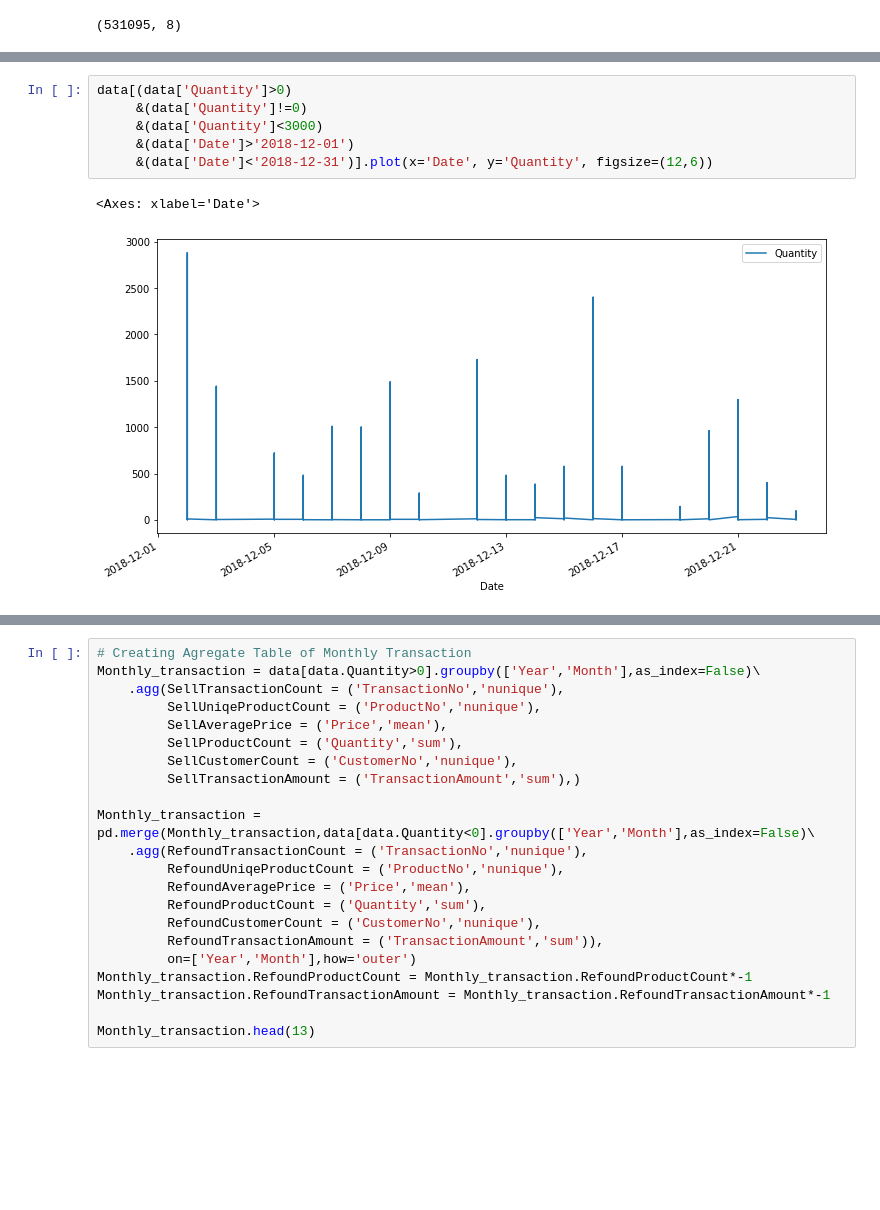
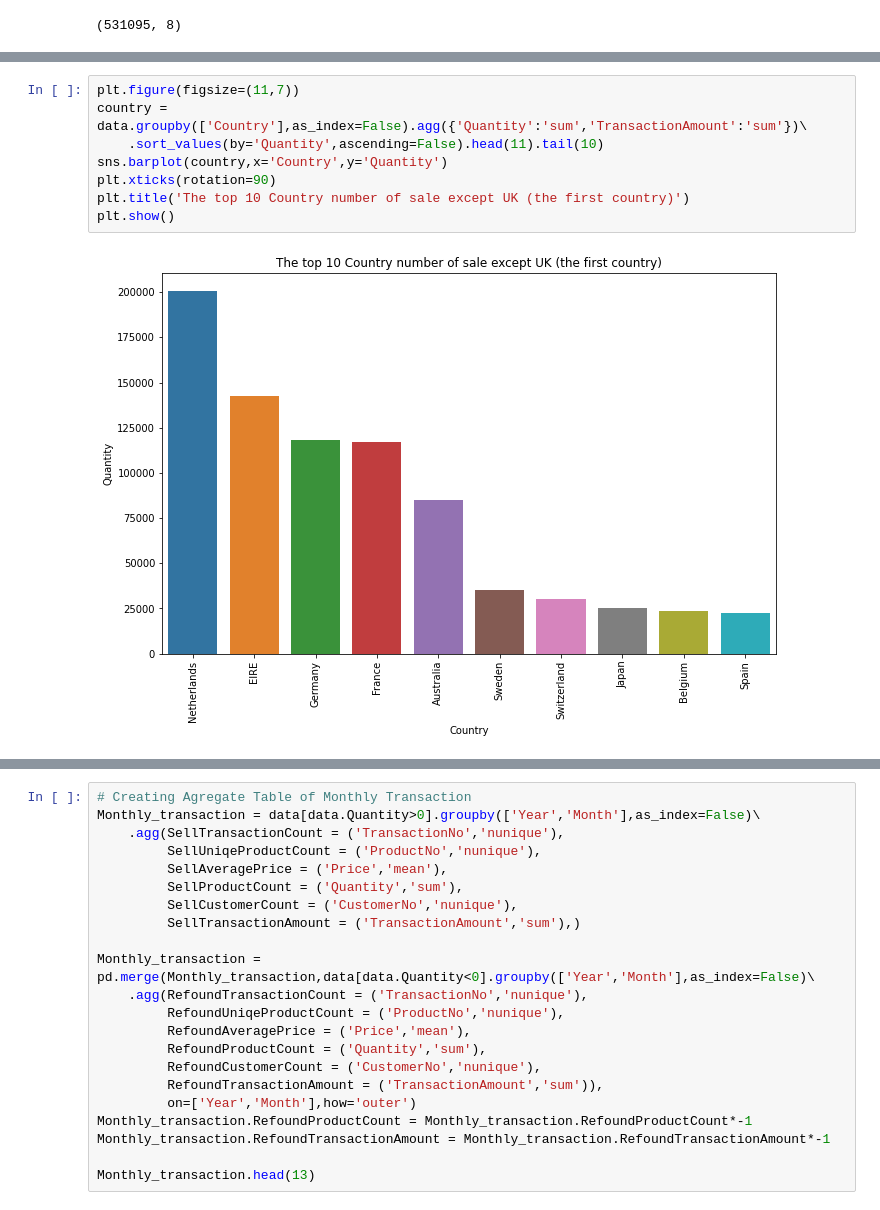
Before and after one commit to alipourmotlagh/E-commerce-Business-Transaction, a Jupyter notebook: product-analytics-e-commerce-business-transaction.ipynb, the cells around one changed output, grey strips where cells are left out. Cells and saved outputs as stored; diff of their text form; blank space fills up the shorter version.

Commit message:
EDA
 creating a structure for Analytics  and what they mean
this section: country sale Ratio

```diff
--- a/product-analytics-e-commerce-business-transaction.ipynb
+++ b/product-analytics-e-commerce-business-transaction.ipynb
@@ -127,9 +123,10 @@ plt.show()
-# %%
-data[(data['Quantity']>0)
-     &(data['Quantity']!=0)
-     &(data['Quantity']<3000)
-     &(data['Date']>'2018-12-01')
-     &(data['Date']<'2018-12-31')].plot(x='Date', y='Quantity', figsize=(12,6))
-# %% [output]
-<Axes: xlabel='Date'>
-[figure, removed]
+# %%
+plt.figure(figsize=(11,7))
+country = data.groupby(['Country'],as_index=False).agg({'Quantity':'sum','TransactionAmount':'sum'})\
+    .sort_values(by='Quantity',ascending=False).head(11).tail(10)
+sns.barplot(country,x='Country',y='Quantity')
+plt.xticks(rotation=90)
+plt.title('The top 10 Country number of sale except UK (the first country)')
+plt.show()
+# %% [output]
+[figure, added]
```
Also changed, not shown: parts of 5 cells of this notebook.
